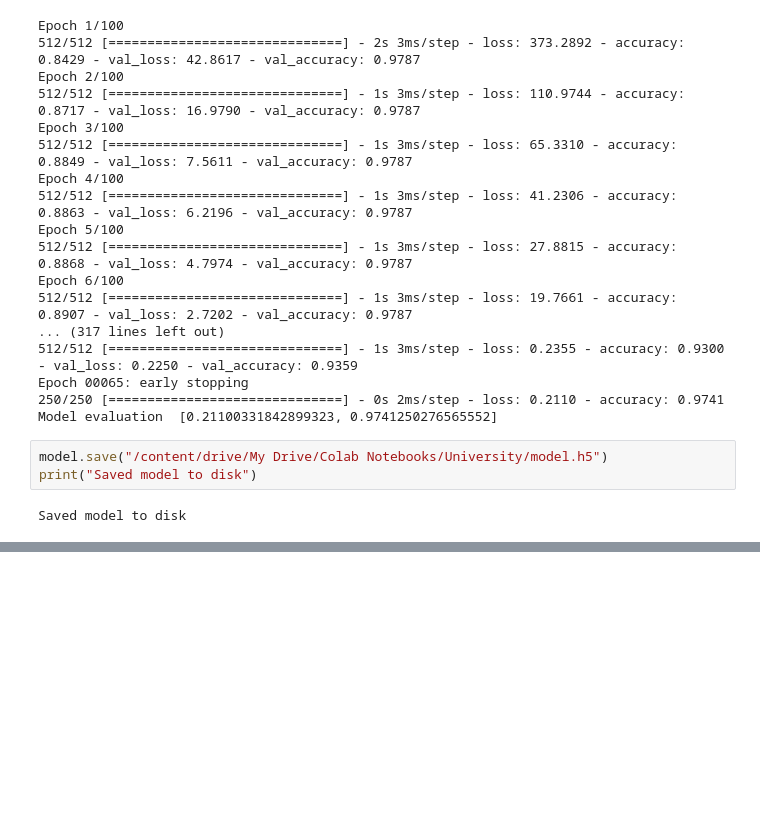
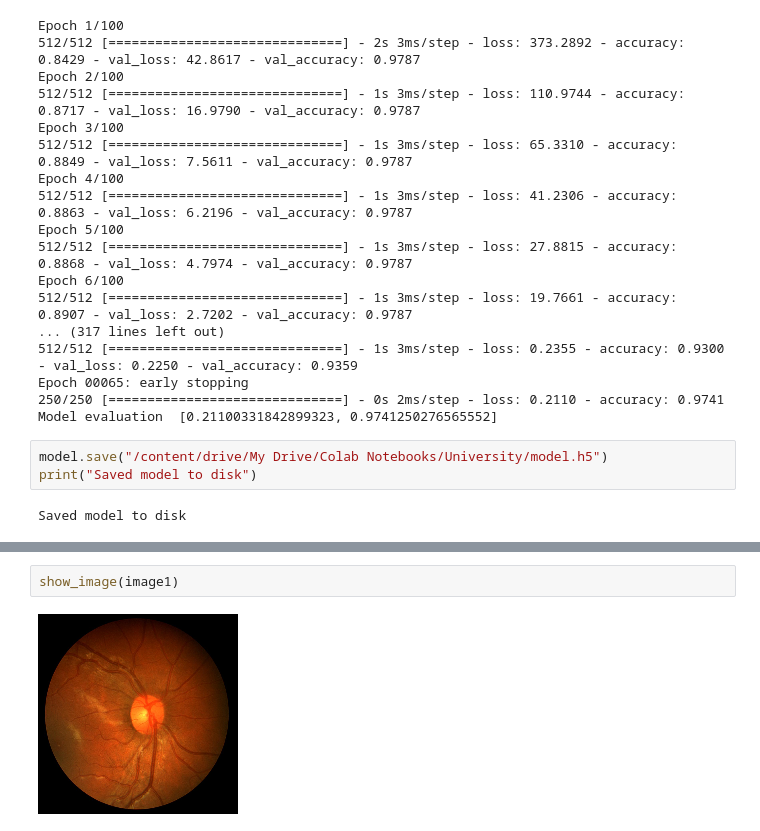
Before and after one commit to EwaKomkowska/Informatyka_w_medycynie, a Jupyter notebook: SitkowkaOka/SiatkowkaOkaBeata.ipynb, the cells around one changed output, grey strips where cells are left out. Drawn from its saved outputs; the diff is of its cells as text; blank space fills up the shorter version.

```diff
--- a/SitkowkaOka/SiatkowkaOkaBeata.ipynb
+++ b/SitkowkaOka/SiatkowkaOkaBeata.ipynb
@@ -528,0 +610,4 @@ Saved model to disk
+# %%
+show_image(image1)
+# %% [output]
+[figure, added]
```
Also changed, not shown: parts of 9 cells of this notebook.
